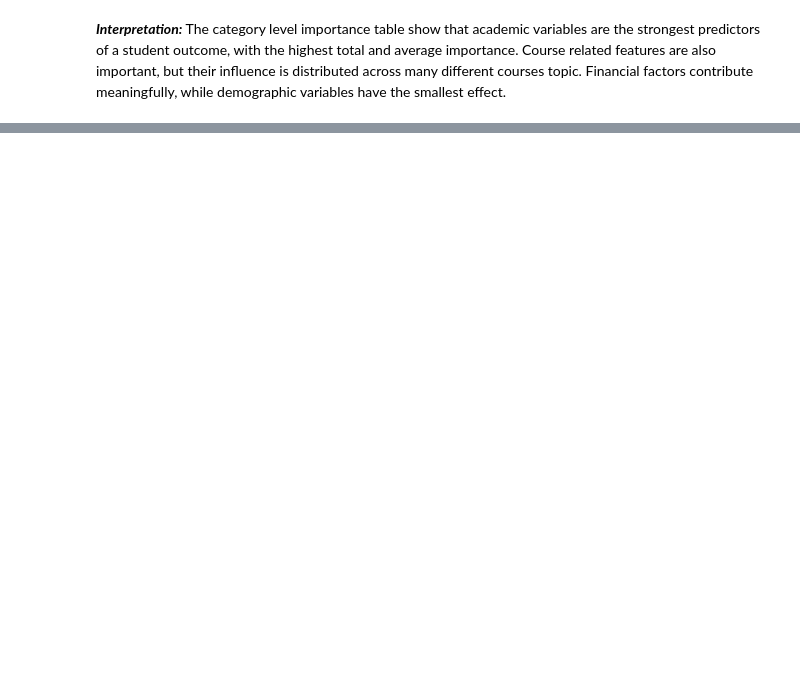
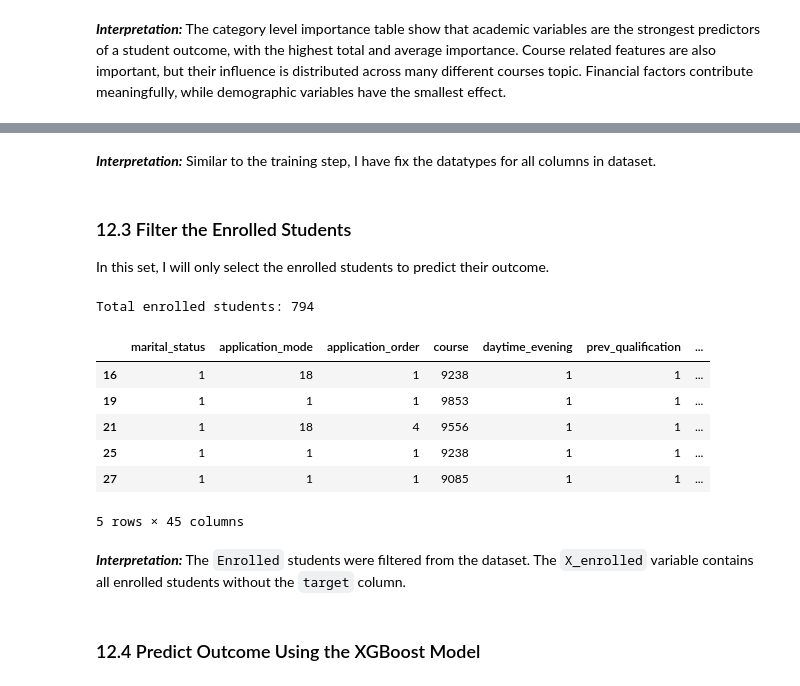
Before and after one commit to weslylaboy/student-outcome-predictor, a Jupyter notebook: notebooks/03_classification_model.ipynb, the cells around one changed output, grey strips where cells are left out. Saved outputs shown, nothing was run; the diff lists cells and outputs as text; code cells hidden in the pictures; blank space fills up the shorter version.

Commit message:
Saves the prediction model. Adds prediction for students currently enrolled. Adds conclusion for the classification model

```diff
--- a/notebooks/03_classification_model.ipynb
+++ b/notebooks/03_classification_model.ipynb
@@ -2061,0 +2127,8 @@ Demographic            0.0289           0.0145             2
+# %%
+# Load your saved pipeline
+xgb_predictor = joblib.load("../models/student_outcome_prediction_model.joblib")
+
+# Load the full processed dataset (same file used in training)
+df = pd.read_csv("../data/processed/02.7_data_final.csv")
+
+xgb_predictor
@@ -2061,0 +2214,29 @@ Demographic            0.0289           0.0145             2
+# %% [markdown]
+***Interpretation:*** Similar to the training step, I have fix the datatypes for all columns in dataset.
+# %% [markdown]
+### 12.3 Filter the Enrolled Students
+
+In this set, I will only select the enrolled students to predict their outcome.
+# %%
+# Filter only students currently Enrolled (target_encoded == 1)
+df_enrolled = df[df['target_encoded'] == 1].copy()
+
+print(f"Total enrolled students: {len(df_enrolled)}")
+
+# Drop the target columns — the model should not see them
+X_enrolled = df_enrolled.drop(['target', 'target_encoded'], axis=1)
+
+X_enrolled.head(5)
+# %% [output]
+Total enrolled students: 794
+|  | marital_status | application_mode | application_order | course | daytime_evening | prev_qualification | ... |
+| 16 | 1 | 18 | 1 | 9238 | 1 | 1 | ... |
+| 19 | 1 | 1 | 1 | 9853 | 1 | 1 | ... |
+| 21 | 1 | 18 | 4 | 9556 | 1 | 1 | ... |
+| 25 | 1 | 1 | 1 | 9238 | 1 | 1 | ... |
+| 27 | 1 | 1 | 1 | 9085 | 1 | 1 | ... |
+5 rows × 45 columns
+# %% [markdown]
+***Interpretation:*** The `Enrolled` students were filtered from the dataset. The `X_enrolled` variable contains all enrolled students without the `target` column.
+# %% [markdown]
+### 12.4 Predict Outcome Using the XGBoost Model
```
Also changed, not shown: parts of 39 cells of this notebook, 2 other files.
